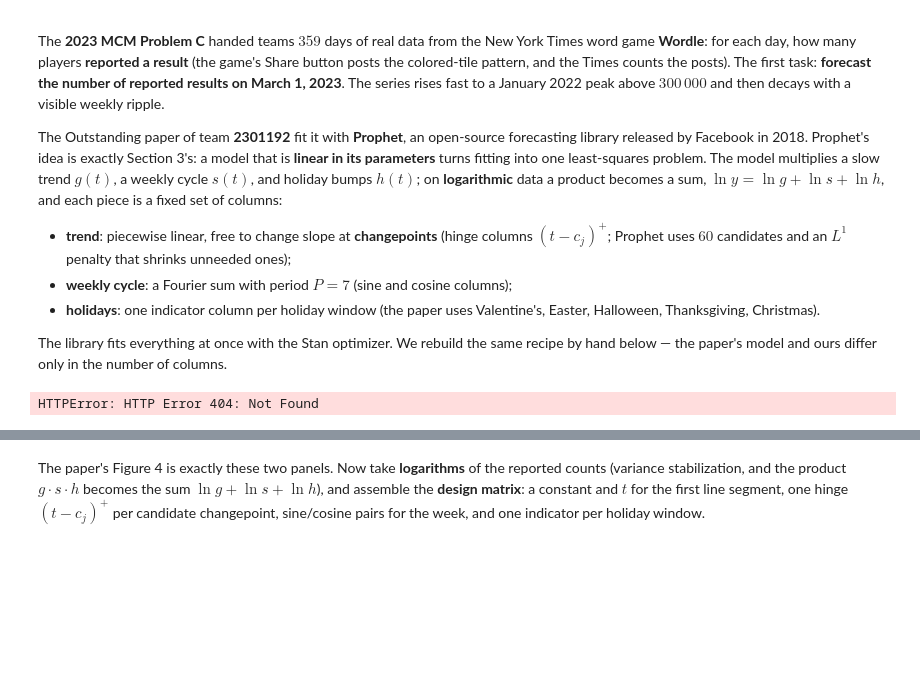
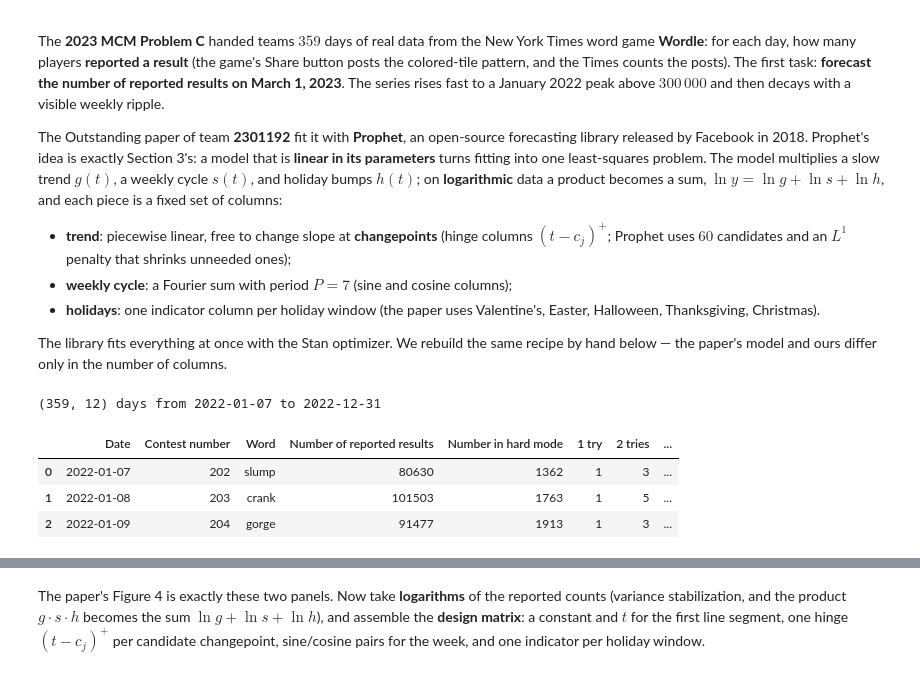
Before and after one commit to liwt31/MathModel, a Jupyter notebook: w03_fitting.ipynb, the cells around one changed output, grey strips where cells are left out. Saved outputs shown, nothing was run; the diff lists cells and outputs as text; code cells hidden in the pictures; blank space fills up the shorter version.

```diff
--- a/w03_fitting.ipynb
+++ b/w03_fitting.ipynb
@@ -364,12 +364,17 @@ The library fits everything at once with the Stan optimizer. We rebuild the same
 # %%
 import pandas as pd
 
-URL = "https://raw.githubusercontent.com/liwt31/MathModel/2026/data/Problem_C_Data_Wordle.xlsx"
+URL = "https://raw.githubusercontent.com/liwt31/MathModel/refs/heads/2026/data/Problem_C_Data_Wordle.xlsx"
 df = pd.read_excel(URL)
+df.columns = [c.replace("  ", " ").strip() for c in df.columns]   # the file has a stray double space
 print(df.shape, "days from", df.Date.min().date(), "to", df.Date.max().date())
 df.head(3)
 # %% [output]
-HTTPError: HTTP Error 404: Not Found
+(359, 12) days from 2022-01-07 to 2022-12-31
+|  | Date | Contest number | Word | Number of reported results | Number in hard mode | 1 try | 2 tries | ... |
+| 0 | 2022-01-07 | 202 | slump | 80630 | 1362 | 1 | 3 | ... |
+| 1 | 2022-01-08 | 203 | crank | 101503 | 1763 | 1 | 5 | ... |
+| 2 | 2022-01-09 | 204 | gorge | 91477 | 1913 | 1 | 3 | ... |
 # %%
 day = (df["Date"] - df["Date"].min()).dt.days.values             # t = days since the first record
 rep = df["Number of reported results"].values.astype(float)
```
Also changed, not shown: parts of 8 cells of this notebook.
